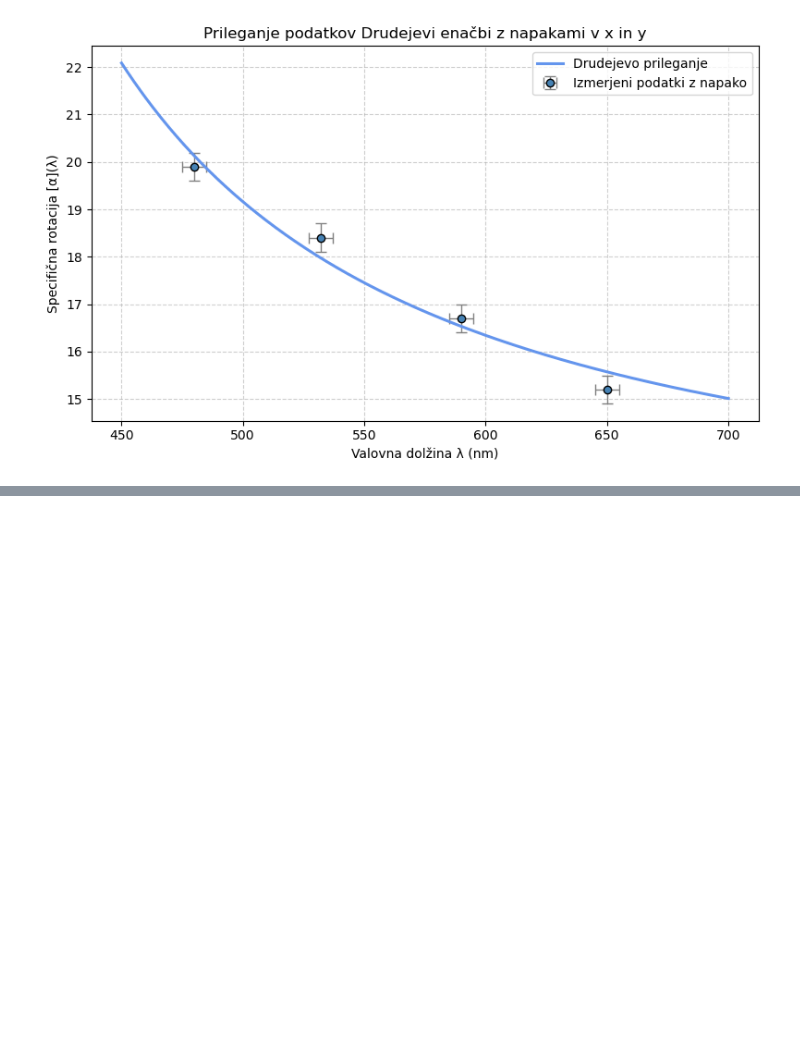
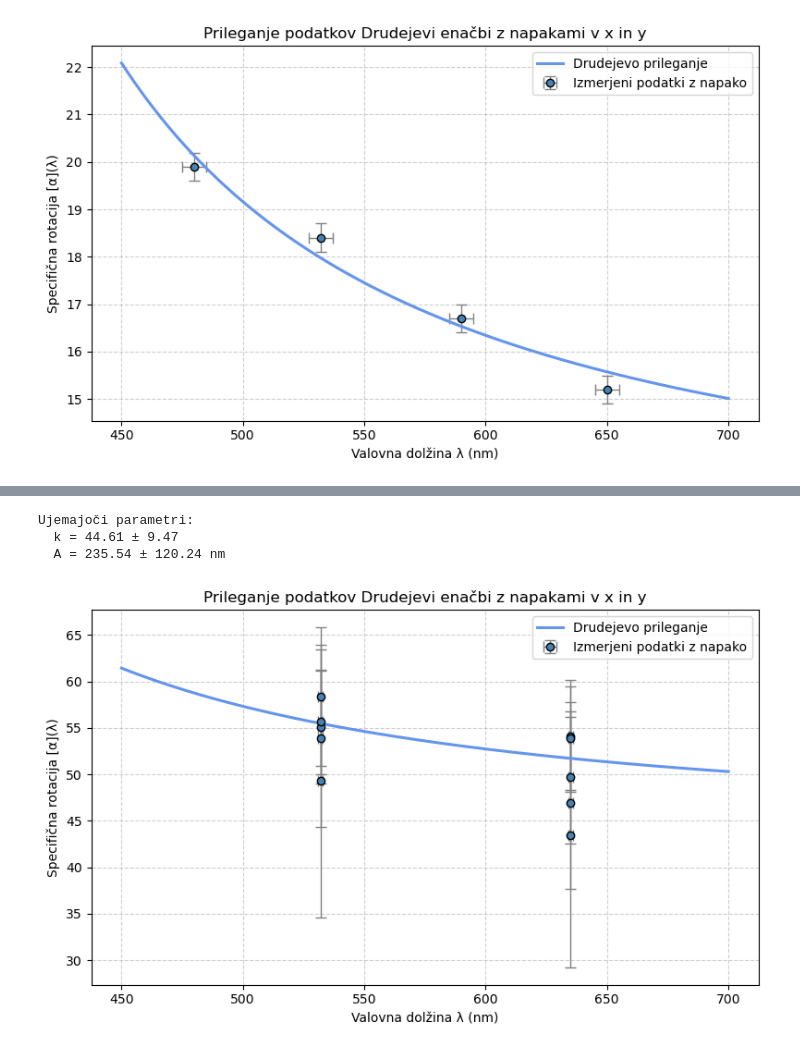
Before and after one commit to Matijek/Projektna_FE3, a Jupyter notebook: priprava.ipynb, the cells around one changed output, grey strips where cells are left out. Cells and saved outputs as stored; diff of their text form; code cells hidden in the pictures; blank space fills up the shorter version.

```diff
--- a/priprava.ipynb
+++ b/priprava.ipynb
@@ -203,0 +290,8 @@ Ujemajoči parametri:
+# %%
+
+rel_rot_err_z = [
+    abs_rot / row['\\alpha z']
+    for idx, row in df_standard.iterrows()
+    if idx > 0 and row['\\alpha z'] != 0
+]
+rel_rot_err_z
@@ -203,0 +382,71 @@ Ujemajoči parametri:
+# %%
+# Tu vnesemo svoje podatke
+lambda_vals = [635, 635, 635, 635, 635, 532, 532, 532, 532,532]  # valovne dolžine v nm
+lambda_errs = [1] * len(lambda_vals)  # predpostavljamo napako ±1 nm za vsako valovno dolžino
+
+
+
+alpha_vals = np.concatenate((spec_rot_r, spec_rot_z))  # specifična rotacija
+
+alpha_errs_r = [val * rel for val, rel in zip(spec_rot_r, rel_errors_r)]
+alpha_errs_z = [val * rel for val, rel in zip(spec_rot_z, rel_errors_z)]
+alpha_errs = np.concatenate((alpha_errs_r, alpha_errs_z))  # napake specifične rotacije
+# %%
+# Uvozimo potrebne knjižnice
+import numpy as np
+import matplotlib.pyplot as plt
+from scipy.optimize import curve_fit
+
+# Drudejeva funkcija
+def drude(lambda_nm, k, A):
+    return (k * lambda_nm**2) / (lambda_nm**2 - A**2)
+
+
+# Prileganje z upoštevanjem napak v y (x napake ne vplivajo na fit)
+params, cov = curve_fit(drude, lambda_vals, alpha_vals, sigma=alpha_errs, absolute_sigma=True, p0=(1e4, 200))
+k_fit, A_fit = params
+k_err, A_err = np.sqrt(np.diag(cov))
+
+# Izpis rezultatov
+print("Ujemajoči parametri:")
+print(f"  k = {k_fit:.2f} ± {k_err:.2f}")
+print(f"  A = {A_fit:.2f} ± {A_err:.2f} nm")
+
+# Priprava za prikaz prileganja
+lambda_fit = np.linspace(450, 700, 300)
+alpha_fit = drude(lambda_fit, k_fit, A_fit)
+
+# Risanje grafa z error bar-i v obeh smereh
+plt.figure(figsize=(8, 5))
+
+plt.errorbar(
+    lambda_vals,
+    alpha_vals,
+    xerr=lambda_errs,
+    yerr=alpha_errs,
+    fmt='o',
+    markersize=6,
+    markerfacecolor='steelblue',
+    markeredgecolor='black',
+    ecolor='gray',
+    elinewidth=1,
+    capsize=4,
+    label='Izmerjeni podatki z napako'
+)
+
+# Prileganje funkcije
+plt.plot(lambda_fit, alpha_fit, color='cornflowerblue', linewidth=2.2, label='Drudejevo prileganje')
+
+# Oznake in estetika
+plt.xlabel('Valovna dolžina λ (nm)')
+plt.ylabel('Specifična rotacija [α](λ)')
+plt.title('Prileganje podatkov Drudejevi enačbi z napakami v x in y')
+plt.grid(True, linestyle='--', alpha=0.6)
+plt.legend()
+plt.tight_layout()
+plt.show()
+# %% [output]
+Ujemajoči parametri:
+  k = 44.61 ± 9.47
+  A = 235.54 ± 120.24 nm
+[figure, added]
```
Also changed, not shown: parts of 26 cells of this notebook, 1 other file.
